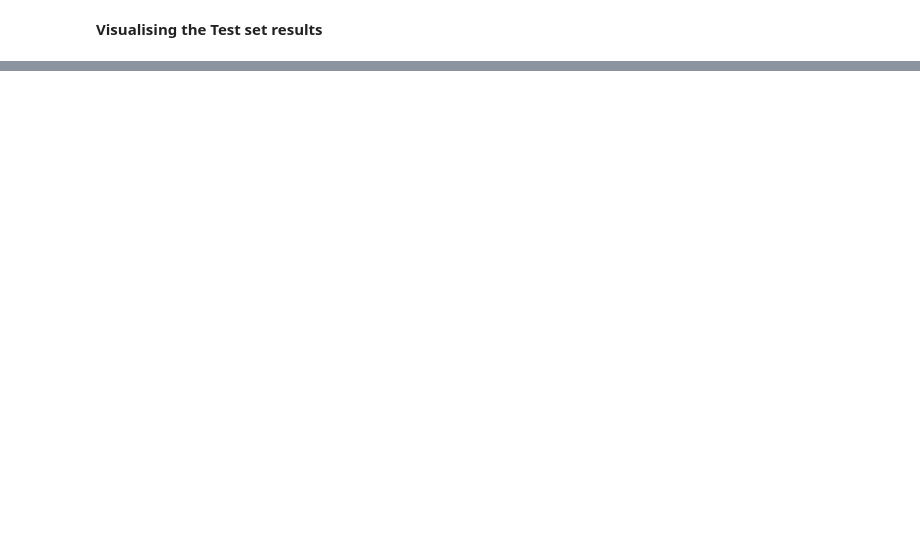
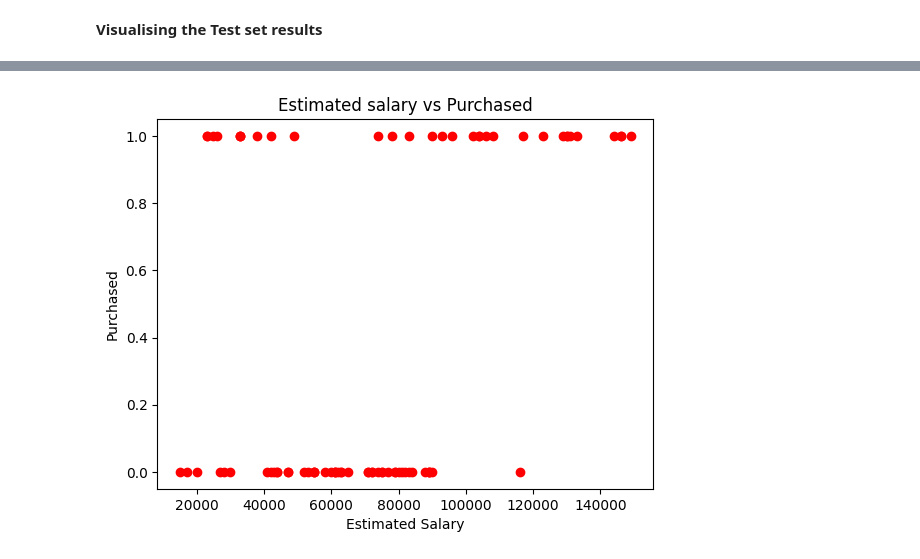
Before and after one commit to Salman0097/Guvi_Task_7, a Jupyter notebook: Random_Forest_Assignment16.ipynb, the cells around one changed output, grey strips where cells are left out. Drawn from its saved outputs; the diff is of its cells as text; code cells hidden in the pictures; blank space fills up the shorter version.

```diff
--- a/Random_Forest_Assignment16.ipynb
+++ b/Random_Forest_Assignment16.ipynb
@@ -8,0 +24,3 @@
+# %%
+df['Gender'] = df['Gender'].map({'Male':1, 'Female':0})
+df['Gender'].head()
@@ -8,0 +34,3 @@
+# %%
+x = df.iloc[ : , 1:4]
+x.head(3)
@@ -8,0 +42,2 @@
+# %%
+y = df['Purchased']
@@ -20,0 +138,8 @@
+# %%
+plt.scatter(x_test.EstimatedSalary, y_test, color = 'Red')
+plt.xlabel('Estimated Salary')
+plt.ylabel('Purchased')
+plt.title('Estimated salary vs Purchased')
+plt.show()
+# %% [output]
+[figure, added]
```
Also changed, not shown: parts of 20 cells of this notebook.
